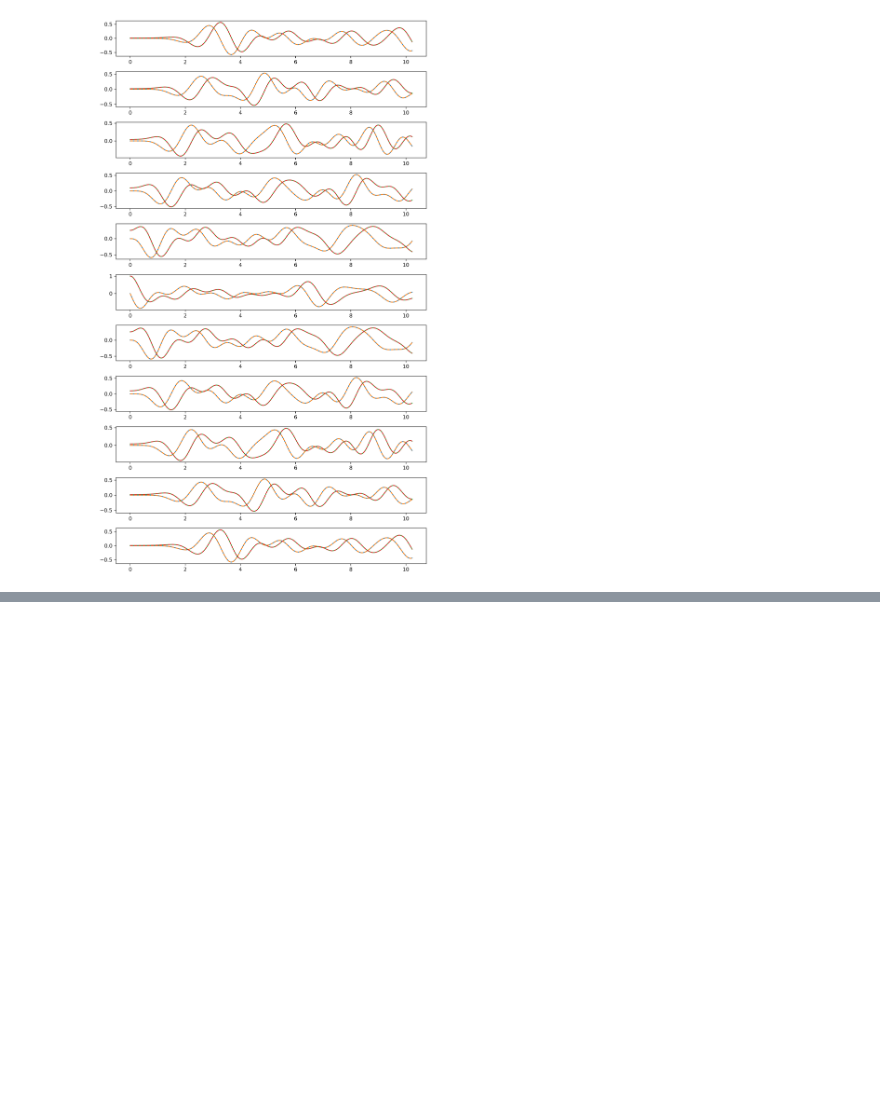
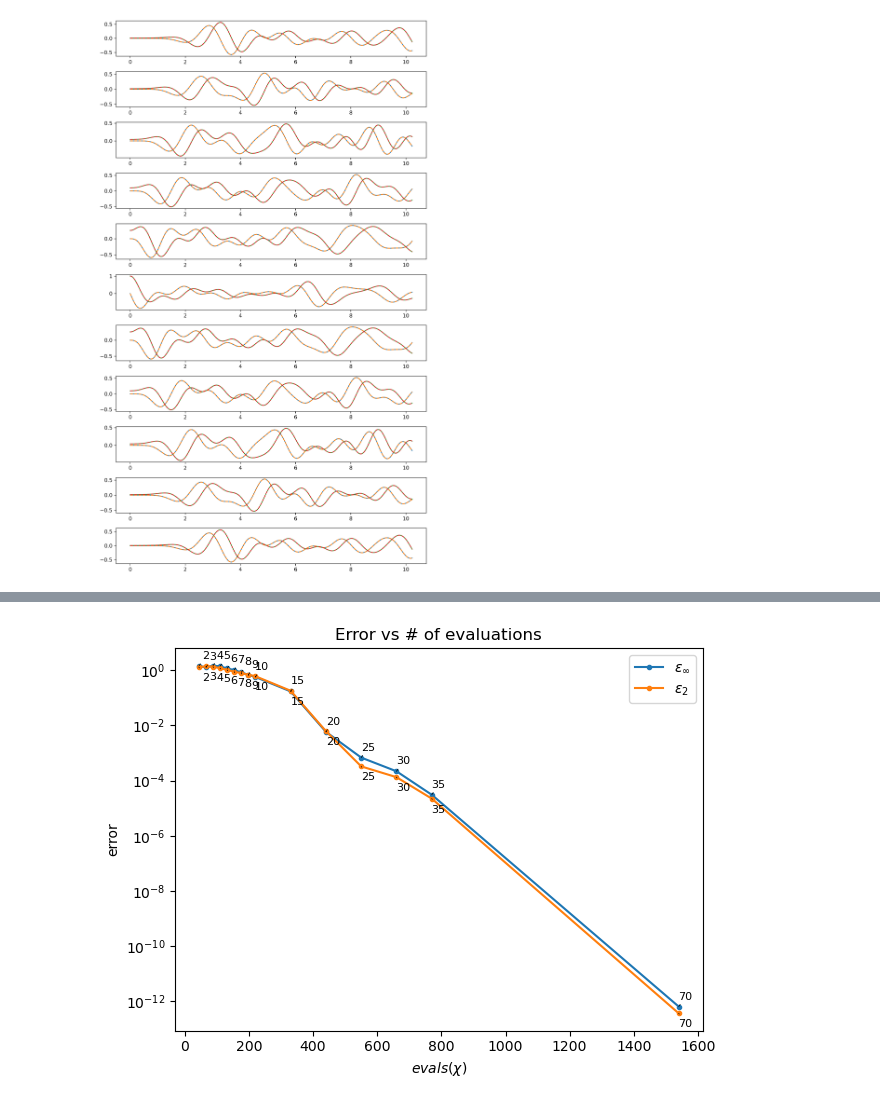
Before and after one commit to gconcheri/Student-Research-Job, a Jupyter notebook: Correlation_function/Correlation_function_Lsites.ipynb, the cells around one changed output, grey strips where cells are left out. Cells and saved outputs as stored; diff of their text form; code cells hidden in the pictures; blank space fills up the shorter version.

```diff
--- a/Correlation_function/Correlation_function_Lsites.ipynb
+++ b/Correlation_function/Correlation_function_Lsites.ipynb
@@ -229,7 +270,7 @@ def Cs_chebyshev_Dsites(D_list, t_matrix):
 
     print(a, b)
 
-    t = t_matrix.reshape(-1)*(N-1)*dt
+    t = t_matrix.reshape(-1)*N*dt
     psis = np.zeros((a*b,psi.shape[0]), dtype=np.complex128)
     for i,tt in enumerate(t):
         psis[i,:] = expm_multiply(-1j * H * tt, psi)
@@ -279,0 +364,28 @@ plt.show()
+# %%
+plt.plot(np.array(evals), np.array(err_max), ".-", label = r"$\epsilon_\infty$")
+plt.plot(np.array(evals), np.array(err_2), ".-", label = r"$\epsilon_2$")
+
+# Annotate the points with their chi values
+for i, chi in enumerate(chi_list):
+    # Annotate error_max (first curve)
+    plt.annotate(f"{chi}", (evals[i], err_max[i]),
+                 textcoords="offset points", xytext=(5, 5), fontsize=8,
+                 arrowprops=dict(arrowstyle="-", lw=0.5),
+                 ha='center')
+
+    # Annotate error_2 (second curve)
+    plt.annotate(f"{chi}", (evals[i], err_2[i]),
+                 textcoords="offset points", xytext=(5, -10), fontsize=8,
+                 arrowprops=dict(arrowstyle="-", lw=0.5),
+                 ha='center')
+
+
+plt.yscale("log")
+plt.xlabel(r"$evals(\chi)$")
+plt.ylabel(r"error")
+plt.legend()
+plt.title("Error vs # of evaluations")
+plt.tight_layout()
+plt.show()
+# %% [output]
+[figure, added]
```
Also changed, not shown: parts of 9 cells of this notebook, 19 other files.
